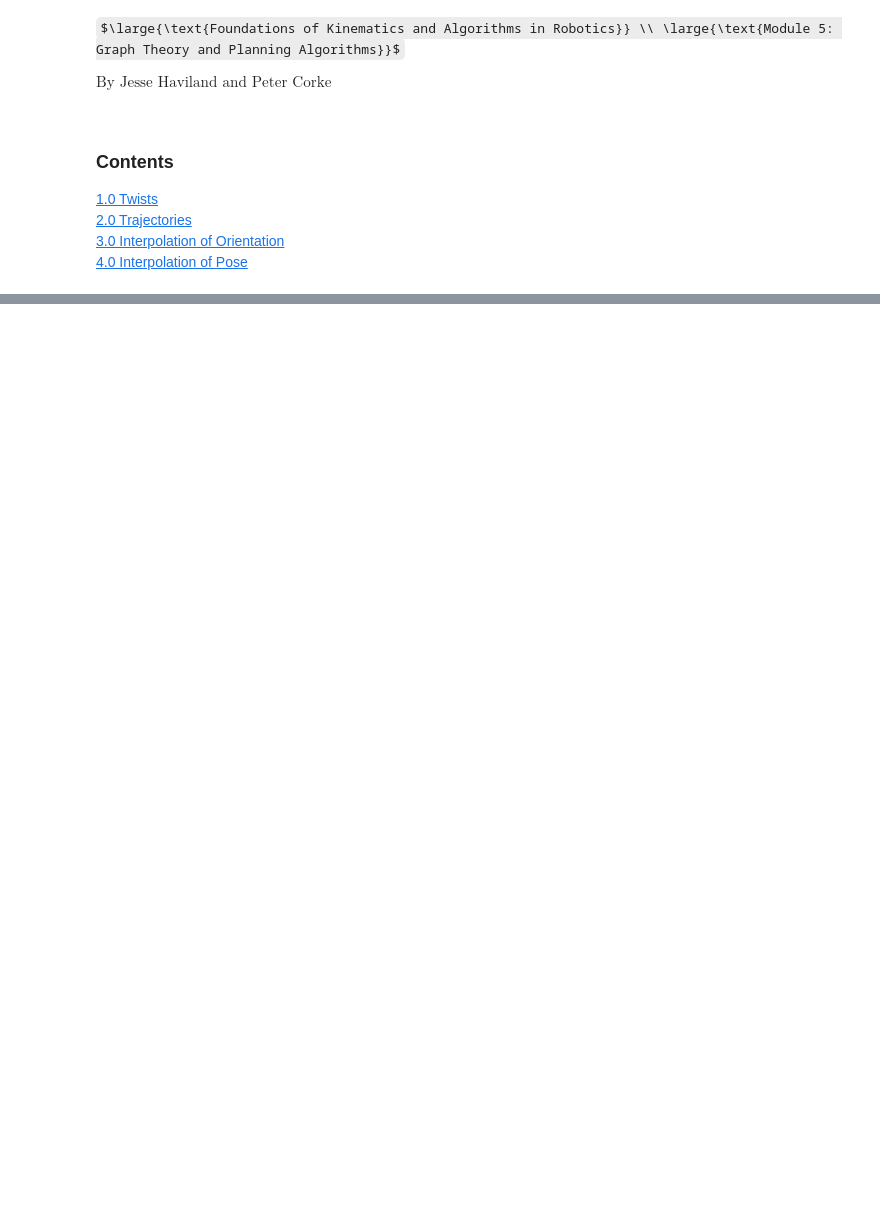
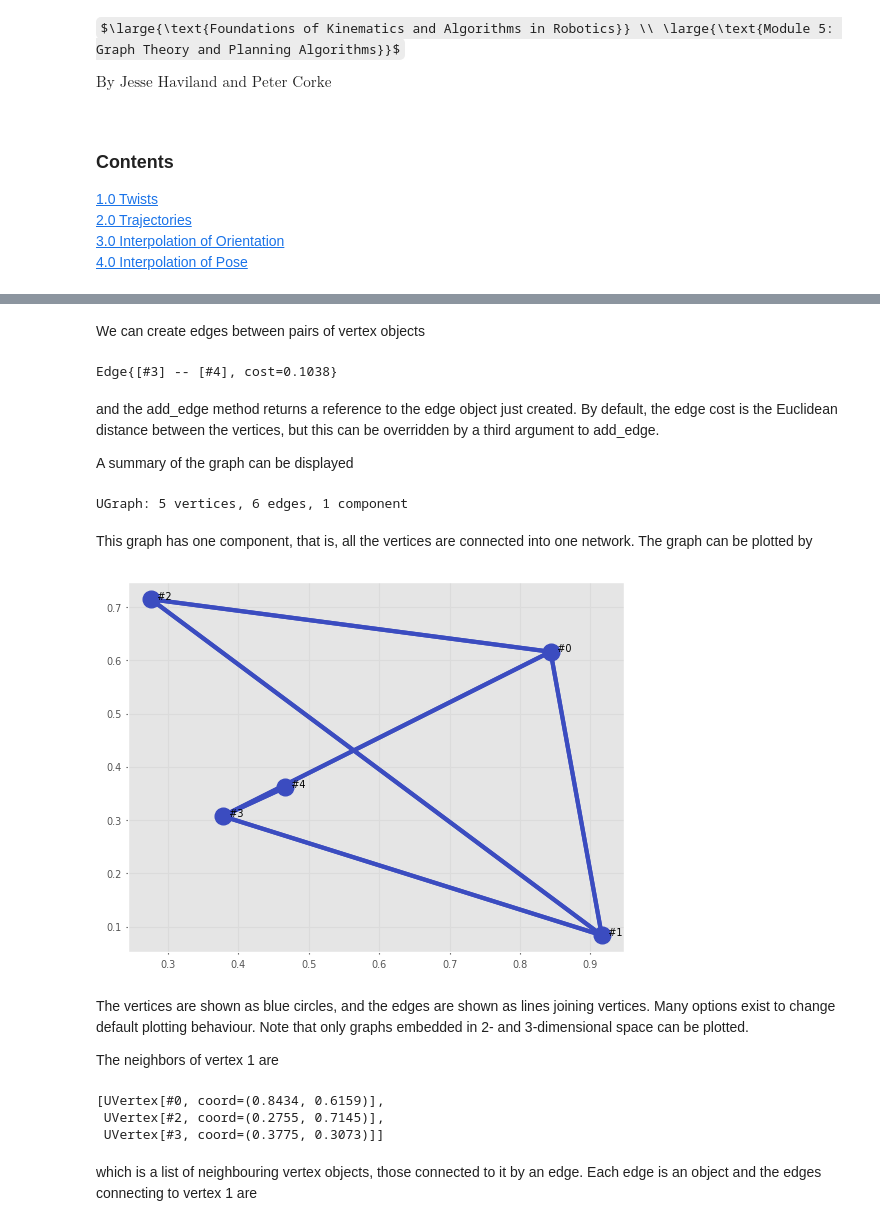
Before and after one commit to jhavl/spatialmathematics, a Jupyter notebook: 5 Graph Theory and Planning Algorithms.ipynb, the cells around one changed output, grey strips where cells are left out. Drawn from its saved outputs; the diff is of its cells as text; code cells hidden in the pictures; some formulas as TeX source; blank space fills up the shorter version.

```diff
--- a/5 Graph Theory and Planning Algorithms.ipynb
+++ b/5 Graph Theory and Planning Algorithms.ipynb
@@ -59,0 +65,2 @@ init_vprinting(use_latex='mathjax')
+# %%
+g = pg.UGraph()
@@ -59,0 +69,3 @@ init_vprinting(use_latex='mathjax')
+# %%
+for i in range(5):
+    g.add_vertex(np.random.rand(2))
@@ -59,0 +84,37 @@ init_vprinting(use_latex='mathjax')
+# %% [markdown]
+We can create edges between pairs of vertex objects
+# %%
+g.add_edge(g[0], g[1])
+g.add_edge(g[0], g[2])
+g.add_edge(g[0], g[3])
+g.add_edge(g[1], g[2])
+g.add_edge(g[1], g[3])
+g.add_edge(g[3], g[4])
+# %% [output]
+Edge{[#3] -- [#4], cost=0.1038}
+# %% [markdown]
+and the add_edge method returns a reference to the edge object just created. By default, the edge cost is the Euclidean distance between the vertices, but this can be overridden by a third argument to add_edge.
+
+A summary of the graph can be displayed
+# %%
+print(g)
+# %% [output]
+UGraph: 5 vertices, 6 edges, 1 component
+# %% [markdown]
+This graph has one component, that is, all the vertices are connected into one network. The graph can be plotted by
+# %%
+g.plot()
+# %% [output]
+[figure, added]
+# %% [markdown]
+The vertices are shown as blue circles, and the edges are shown as lines joining vertices. Many options exist to change default plotting behaviour. Note that only graphs embedded in 2- and 3-dimensional space can be plotted.
+
+The neighbors of vertex 1 are
+# %%
+g[1].adjacent()
+# %% [output]
+[UVertex[#0, coord=(0.8434, 0.6159)],
+ UVertex[#2, coord=(0.2755, 0.7145)],
+ UVertex[#3, coord=(0.3775, 0.3073)]]
+# %% [markdown]
+which is a list of neighbouring vertex objects, those connected to it by an edge. Each edge is an object and the edges connecting to vertex 1 are
```
Also changed, not shown: parts of 87 cells of this notebook, 3 other files.
